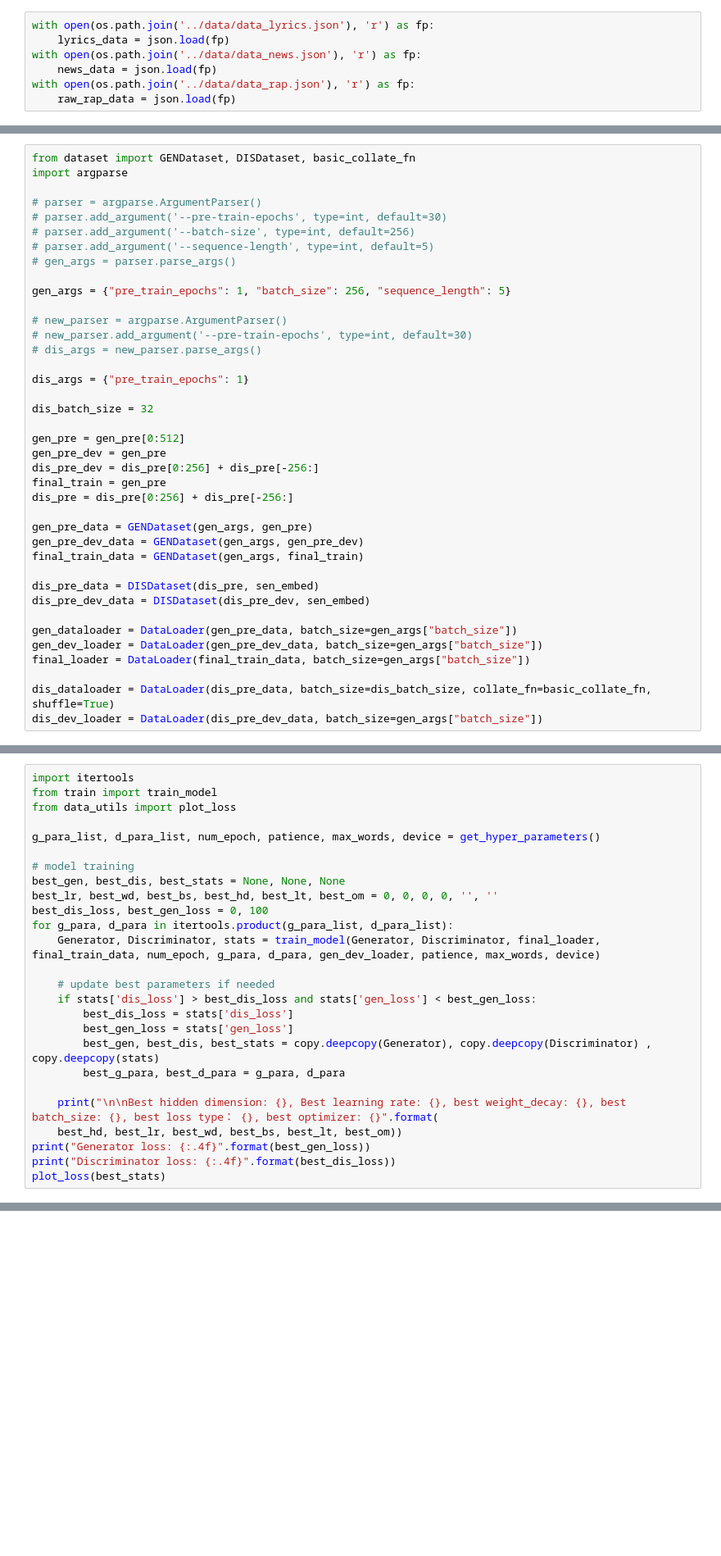
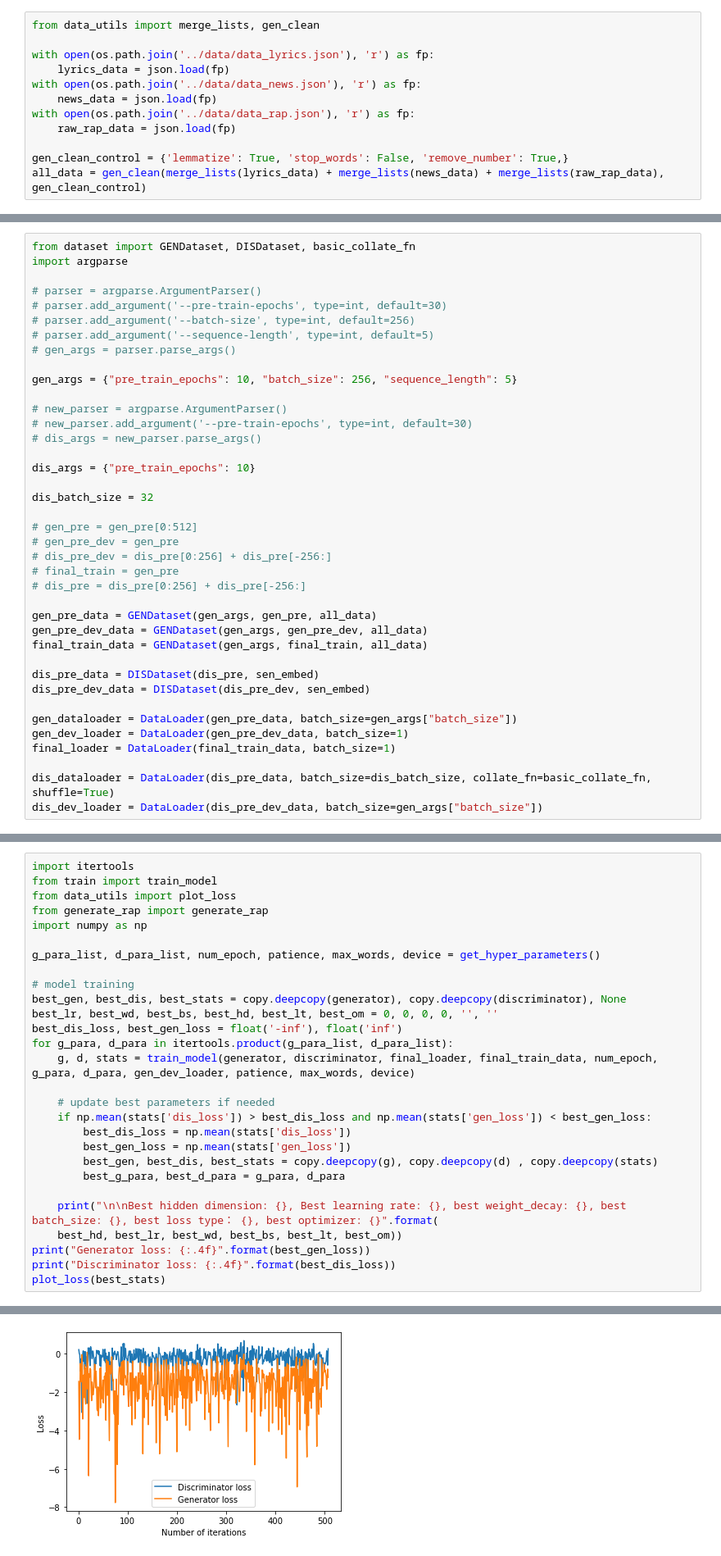
Before and after one commit to lllllcf/487-Project-Rap-Lyrics-Generation, a Jupyter notebook: GAN/gan_generator.ipynb, the cells around one changed output, grey strips where cells are left out. Shown: that part at 82% size. Cells and saved outputs as stored; diff of their text form; blank space fills up the shorter version.

```diff
--- a/GAN/gan_generator.ipynb
+++ b/GAN/gan_generator.ipynb
@@ -6,10 +11,15 @@ from torch.utils.data import DataLoader
 # %%
+from data_utils import merge_lists, gen_clean
+
 with open(os.path.join('../data/data_lyrics.json'), 'r') as fp:
     lyrics_data = json.load(fp)
 with open(os.path.join('../data/data_news.json'), 'r') as fp:
     news_data = json.load(fp)
 with open(os.path.join('../data/data_rap.json'), 'r') as fp:
     raw_rap_data = json.load(fp)
+
+gen_clean_control = {'lemmatize': True, 'stop_words': False, 'remove_number': True,}
+all_data = gen_clean(merge_lists(lyrics_data) + merge_lists(news_data) + merge_lists(raw_rap_data), gen_clean_control)
 # %%
 from data_utils import add_some_music, gen_pre_data_preprocession, add_some_news, dis_pre_data_preprocession, get_dev_data
 
@@ -42,32 +51,32 @@ import argparse
 # parser.add_argument('--sequence-length', type=int, default=5)
 # gen_args = parser.parse_args()
 
-gen_args = {"pre_train_epochs": 1, "batch_size": 256, "sequence_length": 5}
+gen_args = {"pre_train_epochs": 10, "batch_size": 256, "sequence_length": 5}
 
 # new_parser = argparse.ArgumentParser()
 # new_parser.add_argument('--pre-train-epochs', type=int, default=30)
 # dis_args = new_parser.parse_args()
 
-dis_args = {"pre_train_epochs": 1}
+dis_args = {"pre_train_epochs": 10}
 
 dis_batch_size = 32
 
-gen_pre = gen_pre[0:512]
-gen_pre_dev = gen_pre
-dis_pre_dev = dis_pre[0:256] + dis_pre[-256:]
-final_train = gen_pre
-dis_pre = dis_pre[0:256] + dis_pre[-256:]
+# gen_pre = gen_pre[0:512]
+# gen_pre_dev = gen_pre
+# dis_pre_dev = dis_pre[0:256] + dis_pre[-256:]
+# final_train = gen_pre
+# dis_pre = dis_pre[0:256] + dis_pre[-256:]
 
-gen_pre_data = GENDataset(gen_args, gen_pre)
-gen_pre_dev_data = GENDataset(gen_args, gen_pre_dev)
-final_train_data = GENDataset(gen_args, final_train)
+gen_pre_data = GENDataset(gen_args, gen_pre, all_data)
+gen_pre_dev_data = GENDataset(gen_args, gen_pre_dev, all_data)
+final_train_data = GENDataset(gen_args, final_train, all_data)
 
 dis_pre_data = DISDataset(dis_pre, sen_embed)
 dis_pre_dev_data = DISDataset(dis_pre_dev, sen_embed)
 
 gen_dataloader = DataLoader(gen_pre_data, batch_size=gen_args["batch_size"])
-gen_dev_loader = DataLoader(gen_pre_dev_data, batch_size=gen_args["batch_size"])
-final_loader = DataLoader(final_train_data, batch_size=gen_args["batch_size"])
+gen_dev_loader = DataLoader(gen_pre_dev_data, batch_size=1)
+final_loader = DataLoader(final_train_data, batch_size=1)
 
 dis_dataloader = DataLoader(dis_pre_data, batch_size=dis_batch_size, collate_fn=basic_collate_fn, shuffle=True)
 dis_dev_loader = DataLoader(dis_pre_dev_data, batch_size=gen_args["batch_size"])
@@ -122,21 +134,23 @@ def get_hyper_parameters():
 import itertools
 from train import train_model
 from data_utils import plot_loss
+from generate_rap import generate_rap
+import numpy as np
 
 g_para_list, d_para_list, num_epoch, patience, max_words, device = get_hyper_parameters()
 
 # model training
-best_gen, best_dis, best_stats = None, None, None
+best_gen, best_dis, best_stats = copy.deepcopy(generator), copy.deepcopy(discriminator), None
 best_lr, best_wd, best_bs, best_hd, best_lt, best_om = 0, 0, 0, 0, '', ''
-best_dis_loss, best_gen_loss = 0, 100
+best_dis_loss, best_gen_loss = float('-inf'), float('inf')
 for g_para, d_para in itertools.product(g_para_list, d_para_list):
-    Generator, Discriminator, stats = train_model(Generator, Discriminator, final_loader, final_train_data, num_epoch, g_para, d_para, gen_dev_loader, patience, max_words, device)
+    g, d, stats = train_model(generator, discriminator, final_loader, final_train_data, num_epoch, g_para, d_para, gen_dev_loader, patience, max_words, device)
 
     # update best parameters if needed
-    if stats['dis_loss'] > best_dis_loss and stats['gen_loss'] < best_gen_loss:
-        best_dis_loss = stats['dis_loss']
-        best_gen_loss = stats['gen_loss']
-        best_gen, best_dis, best_stats = copy.deepcopy(Generator), copy.deepcopy(Discriminator) , copy.deepcopy(stats)
+    if np.mean(stats['dis_loss']) > best_dis_loss and np.mean(stats['gen_loss']) < best_gen_loss:
+        best_dis_loss = np.mean(stats['dis_loss'])
+        best_gen_loss = np.mean(stats['gen_loss'])
+        best_gen, best_dis, best_stats = copy.deepcopy(g), copy.deepcopy(d) , copy.deepcopy(stats)
         best_g_para, best_d_para = g_para, d_para
 
     print("\n\nBest hidden dimension: {}, Best learning rate: {}, best weight_decay: {}, best batch_size: {}, best loss type： {}, best optimizer: {}".format(
@@ -149,3 +173,4 @@ TypeError: parameters() missing 1 required positional argument: 'self'
+[figure, added]
 # %%
 from generate_rap import generate_rap
 
```
Also changed, not shown: parts of 5 cells of this notebook, 5 other files.
